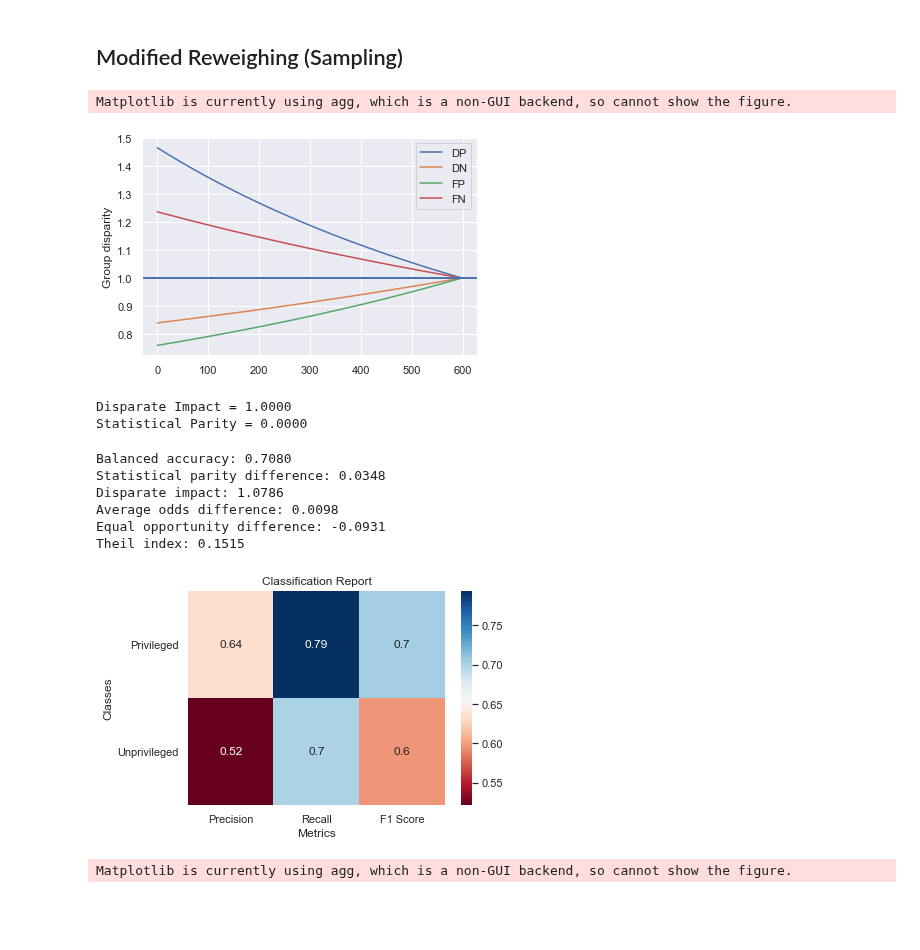
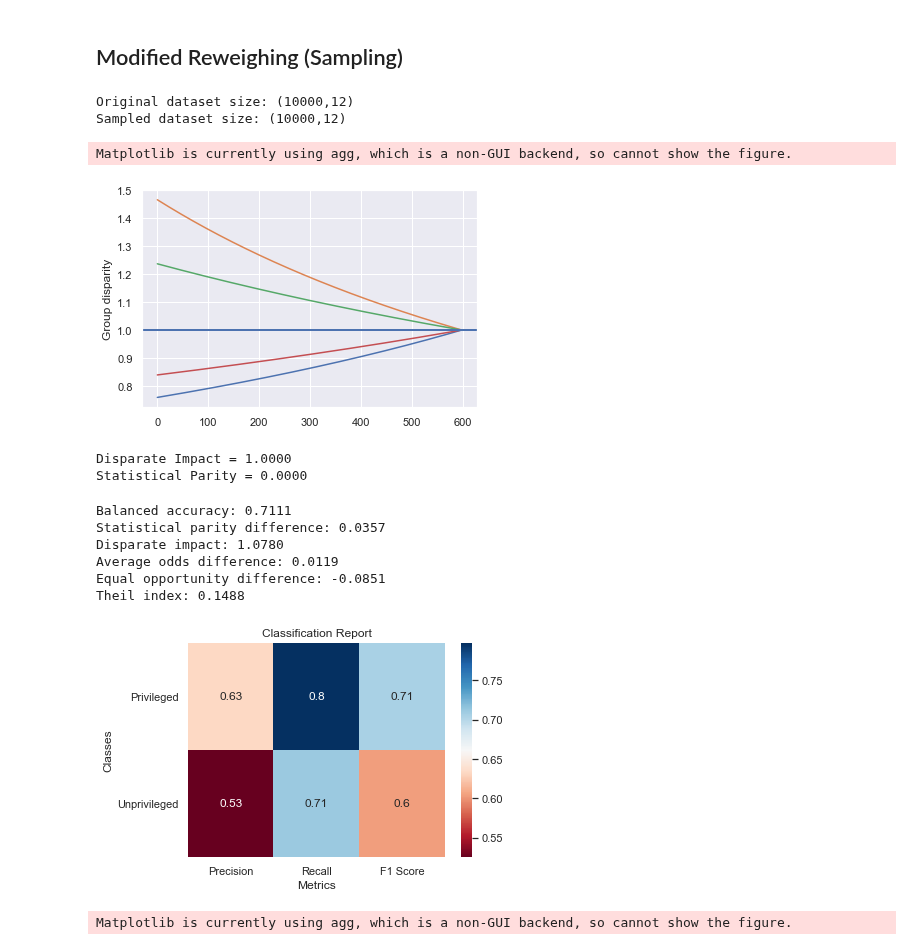
Before and after one commit to giordanoDaloisio/bias-mitigation-methods, a Jupyter notebook: Synthetic.ipynb, the cells around one changed output. Cells and saved outputs as stored; diff of their text form; code cells hidden in the pictures; blank space fills up the shorter version.

```diff
--- a/Synthetic.ipynb
+++ b/Synthetic.ipynb
@@ -775,26 +444,32 @@ Matplotlib is currently using agg, which is a non-GUI backend, so cannot show th
 # %% [markdown]
 ## Modified Reweighing (Sampling)
 # %%
-sample_bias_data = sample_dataset(bias_data.copy(), bias_data['s']==1, bias_data['s']==0, '10', ['s'])
+sample_bias_data = sample_dataset(bias_data.copy(),
+ [(bias_data['s']==1), (bias_data['s']==0)],
+ bias_data['10']==1, bias_data['10']==0, ['s'], '10')
 plt.show()
 # %% [output]
-Matplotlib is currently using agg, which is a non-GUI backend, so cannot show the figure.
+Original dataset size: (10000,12)
+Sampled dataset size: (10000,12)
+Matplotlib is currently using agg, which is a non-GUI backend, so cannot show the figure.
-[figure, old version]
+[figure, new version]
 # %%
 metrics = compute_dataset_fairness_metrics(sample_bias_data, unprivileged_group, privileged_group)
 # %% [output]
 Disparate Impact = 1.0000
 Statistical Parity = 0.0000
 # %%
-sample_bias_metrics = classify(make_pipeline(StandardScaler(), LogisticRegression(class_weight='balanced', solver='liblinear')), sample_bias_data)
+sample_bias_metrics = classify(make_pipeline(StandardScaler(),
+                                             LogisticRegression(class_weight='balanced', solver='liblinear')),
+                               sample_bias_data, privileged_group, unprivileged_group)
 # %% [output]
-Balanced accuracy: 0.7080
-Statistical parity difference: 0.0348
-Disparate impact: 1.0786
-Average odds difference: 0.0098
-Equal opportunity difference: -0.0931
-Theil index: 0.1515
+Balanced accuracy: 0.7111
+Statistical parity difference: 0.0357
+Disparate impact: 1.0780
+Average odds difference: 0.0119
+Equal opportunity difference: -0.0851
+Theil index: 0.1488
-[figure, old version]
+[figure, new version]
 # %%
 plot_metrics_comparison(bias_class_metrics, sample_bias_metrics, 'Bias Dataset', 'Sampled Dataset')
 plt.show()
```
Also changed, not shown: parts of 29 cells of this notebook, 7 other files.
